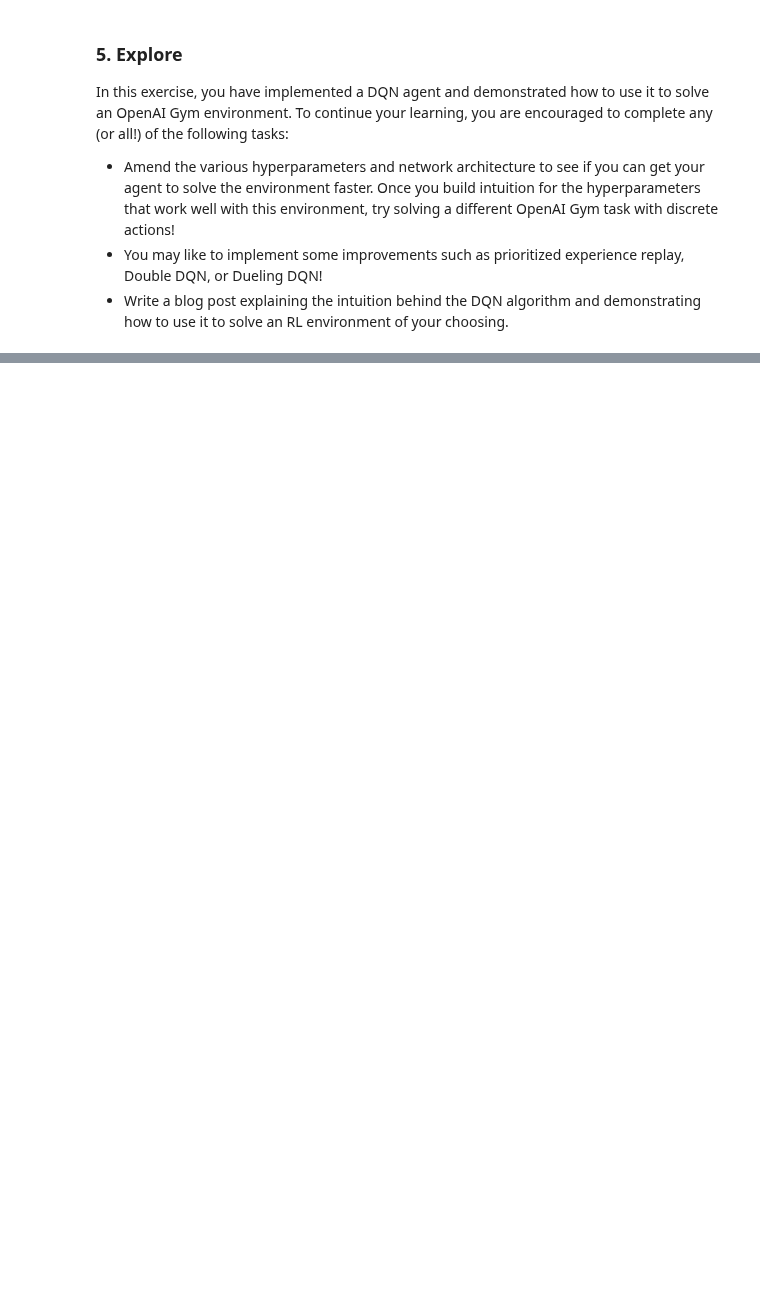
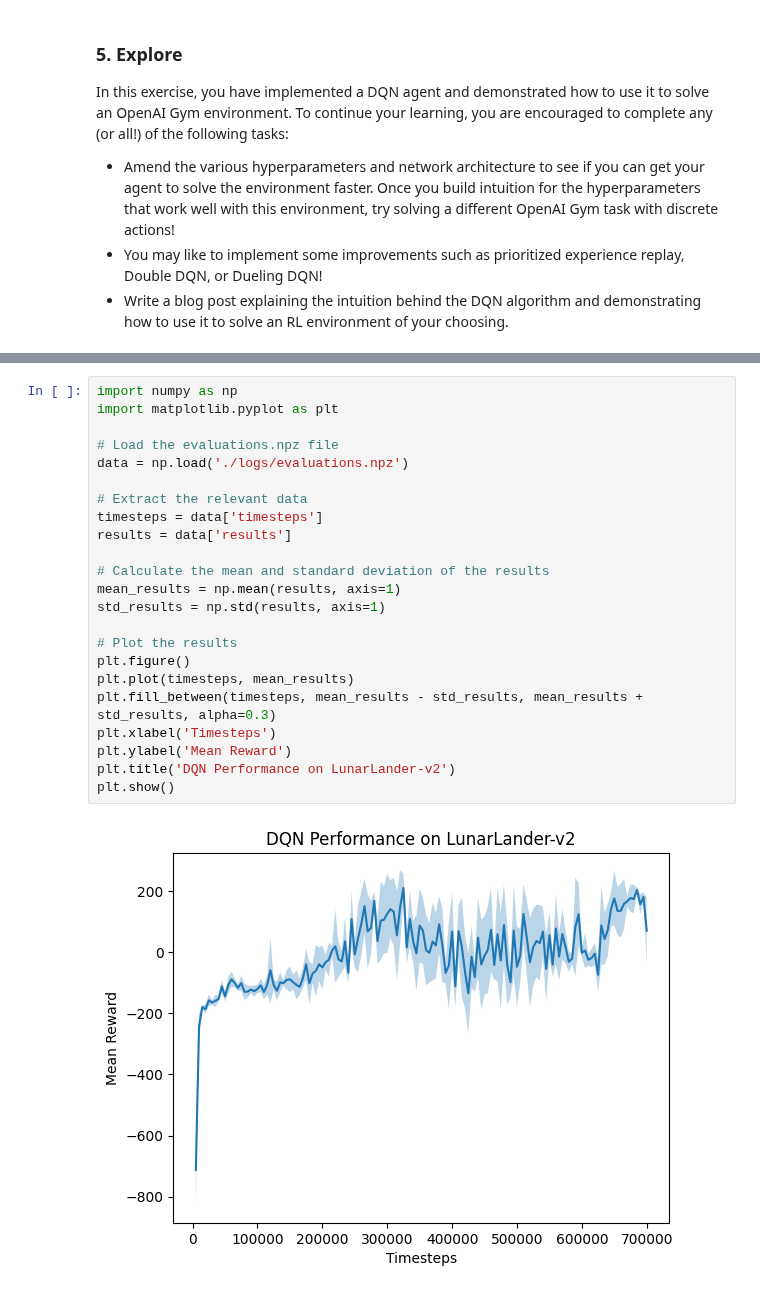
Before and after one commit to kuds/rl-lunar-lander, a Jupyter notebook: [Lunar Lander] Deep Q-Network (DQN).ipynb, the cells around one changed output, grey strips where cells are left out. Saved outputs shown, nothing was run; the diff lists cells and outputs as text; blank space fills up the shorter version.

```diff
--- a/[Lunar Lander] Deep Q-Network (DQN).ipynb
+++ b/[Lunar Lander] Deep Q-Network (DQN).ipynb
@@ -382,0 +440,25 @@ In this exercise, you have implemented a DQN agent and demonstrated how to use i
+# %%
+import numpy as np
+import matplotlib.pyplot as plt
+
+# Load the evaluations.npz file
+data = np.load('./logs/evaluations.npz')
+
+# Extract the relevant data
+timesteps = data['timesteps']
+results = data['results']
+
+# Calculate the mean and standard deviation of the results
+mean_results = np.mean(results, axis=1)
+std_results = np.std(results, axis=1)
+
+# Plot the results
+plt.figure()
+plt.plot(timesteps, mean_results)
+plt.fill_between(timesteps, mean_results - std_results, mean_results + std_results, alpha=0.3)
+plt.xlabel('Timesteps')
+plt.ylabel('Mean Reward')
+plt.title('DQN Performance on LunarLander-v2')
+plt.show()
+# %% [output]
+[figure, added]
```
Also changed, not shown: parts of 11 cells of this notebook.
